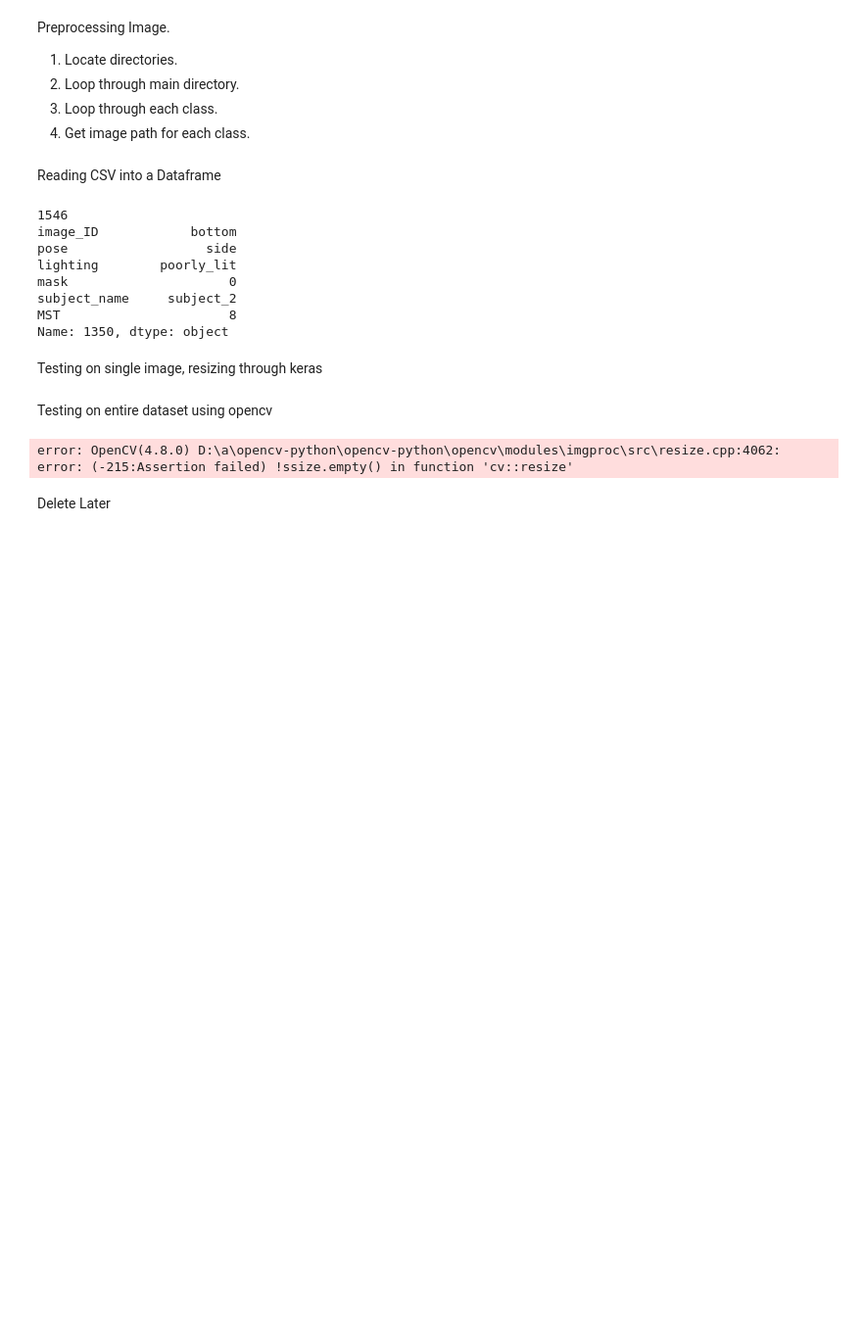
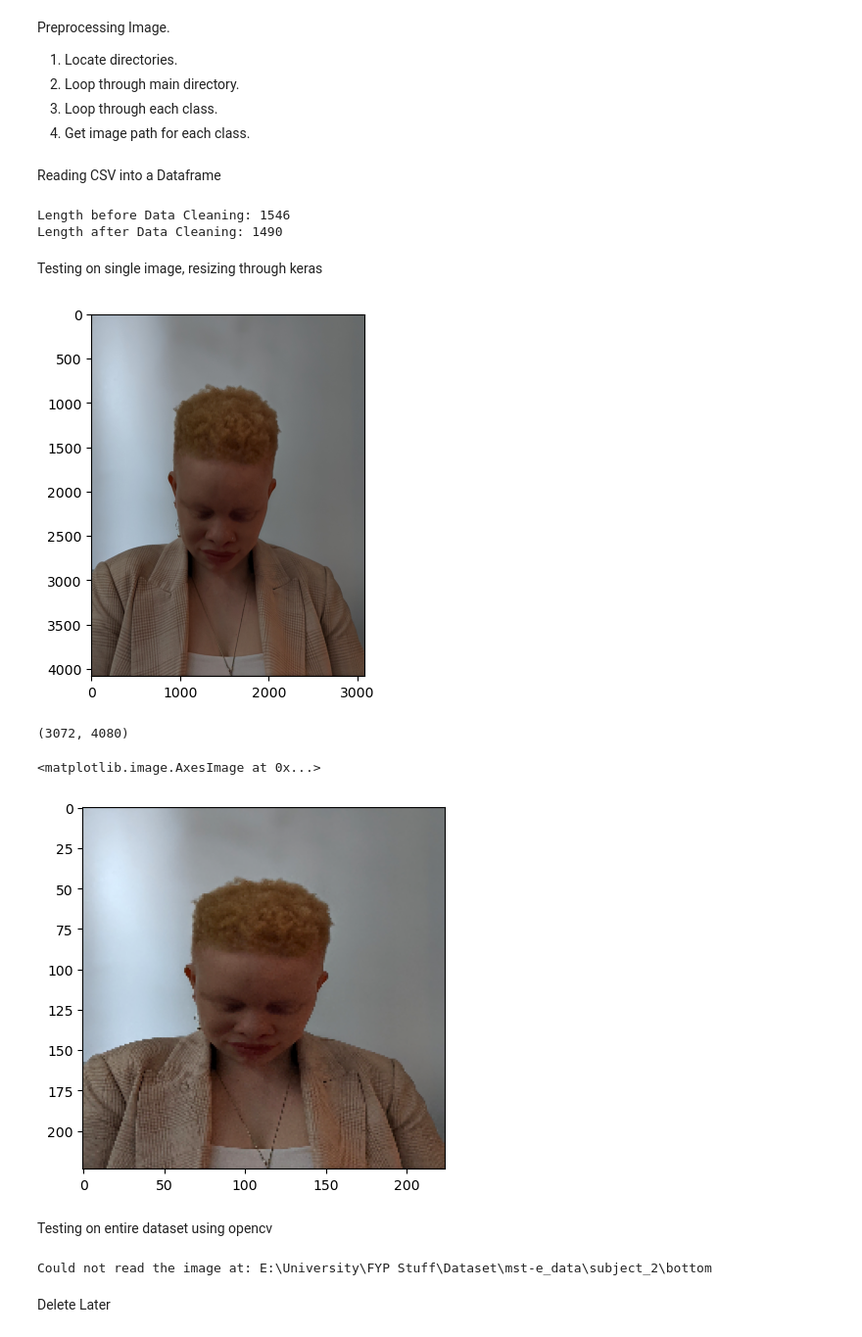
Before and after one commit to Danial-Ahmad10/BEE12C-Multiracial_Skin_Tone_Recognition-Danial, a Jupyter notebook: Preprocessing.ipynb, the cells around one changed output. Shown: that part at 98% size. Saved outputs shown, nothing was run; the diff lists cells and outputs as text; code cells hidden in the pictures; blank space fills up the shorter version.

Commit message:
Resizing Images and saving into new folder

```diff
--- a/Preprocessing.ipynb
+++ b/Preprocessing.ipynb
@@ -14,48 +15,48 @@ import tensorflow as tf
 # %% [markdown]
 Reading CSV into a Dataframe
 # %%
+csv_path = 'E:\\University\\FYP Stuff\\Dataset\\mst-e_data\\mst-e_image_details.csv'
+df = pd.read_csv(csv_path)
+#Length Before data cleaning
+print(f'Length before Data Cleaning: {len(df)}')
 
-csv_path = 'D:\\NUST\\SEM 7\\Computer Vision\\Project\\mst-e_data\\mst-e_data\\mst-e_image_details.csv'
-df = pd.read_csv(csv_path)
-print(len(df))
 # Removing mp4 and dngs
 df = df[~df["image_ID"].str.endswith((".mp4", ".dng"))]
-print(df.iloc[1319])
+
+#Length After data cleaning
+print(f'Length after Data Cleaning: {len(df)}')
 # %% [output]
-1546
-image_ID            bottom
-pose                  side
-lighting        poorly_lit
-mask                     0
-subject_name     subject_2
-MST                      8
-Name: 1350, dtype: object
+Length before Data Cleaning: 1546
+Length after Data Cleaning: 1490
 # %% [markdown]
 Testing on single image, resizing through keras
 # %%
-image_path = df['image_ID'] # Assuming 'image_path' is the column name for image paths
-folder_name = df['subject_name']  # Assuming 'folder_name' is the column name for folder names
-label = df['MST']  # Assuming 'label' is the column name for labels
-main_dir = 'D:\\NUST\\SEM 7\\Computer Vision\\Project\\mst-e_data\\mst-e_data'
+image_path = df['image_ID'] # 'image_ID' is the column name for image paths
+folder_name = df['subject_name']  #  'subject_name' is the column name for folder names
+label = df['MST']  # 'MST' is the column name for labels
+main_dir = 'E:\\University\\FYP Stuff\\Dataset\\mst-e_data'
 full_image_path = os.path.join(main_dir,folder_name.iloc[0], image_path.iloc[0])
-
-
 
 # Read the image using PIL or OpenCV
 # image = cv2.imread(full_image_path)
 # image = cv2.cvtColor(image,cv2.COLOR_BGR2RGB)
 
 img = tf.keras.utils.load_img(full_image_path)
 plt.imshow(img)
 plt.show()
 print(img.size)
 
 image_array = tf.keras.preprocessing.image.img_to_array(img) #Image to array
-new_img = tf.image.resize(image_array, (256, 256)) #Resizing to Array
+new_img = tf.image.resize(image_array, (224, 224)) #Resizing to Array
 resized_img = tf.keras.preprocessing.image.array_to_img(new_img) #Resized array back to image
 plt.imshow(resized_img)
 
 # plt.imshow(image)
+# %% [output]
+[figure, added]
+(3072, 4080)
+<matplotlib.image.AxesImage at 0x...>
+[figure, added]
 # %% [markdown]
 Testing on entire dataset using opencv
 # %%
@@ -69,6 +70,7 @@ def resize_and_save(input_folder, output_folder, df, target_size=(224, 224)):
     # Create output folder if it doesn't exist
     os.makedirs(output_folder, exist_ok=True)
 
+    #Showing Progress bar
     for _, row in tqdm(df.iterrows(), total=len(df), desc="Processing Images"):
         # Extract information from CSV
         folder_name = row['subject_name']
@@ -79,6 +81,12 @@ def resize_and_save(input_folder, output_folder, df, target_size=(224, 224)):
         input_path = os.path.join(input_folder, folder_name, image_name)
         output_path = os.path.join(output_folder, f"{label}_{image_name}")
 
+        #Check if image is loaded correctly
+        img = cv2.imread(input_path)
+        if img is None:
+            print(f"Could not read the image at: {input_path}")
+            continue  # Move to the next iteration or handle the issue accordingly
+
         # Read and resize the image
         img = cv2.imread(input_path)
         img = cv2.resize(img, target_size)
@@ -88,14 +96,14 @@ def resize_and_save(input_folder, output_folder, df, target_size=(224, 224)):
 
 if __name__ == "__main__":
     # Set paths
-    input_folder = "D:\\NUST\\SEM 7\\Computer Vision\\Project\\mst-e_data\\mst-e_data"  # Change this to the path of your dataset
-    output_folder = "D:\\NUST\\SEM 7\\Computer Vision\\Project\\mst-e_data\\mst_resized"   # Change this to the desired output path
-    csv_path = "D:\\NUST\\SEM 7\\Computer Vision\\Project\\mst-e_data\\mst-e_data\\mst-e_image_details.csv"  # Change this to the path of your CSV file
+    input_folder = "E:\\University\\FYP Stuff\\Dataset\\mst-e_data"  # path of your dataset
+    output_folder = "E:\\University\\FYP Stuff\\Dataset\\mst-e_data\\mst_resized"   # desired output path
+    csv_path = "E:\\University\\FYP Stuff\\Dataset\\mst-e_data\\mst-e_image_details.csv"  # path of your CSV file
 
     # Resize and save images
     resize_and_save(input_folder, output_folder, df)
 # %% [output]
-error: OpenCV(4.8.0) D:\a\opencv-python\opencv-python\opencv\modules\imgproc\src\resize.cpp:4062: error: (-215:Assertion failed) !ssize.empty() in function 'cv::resize'
+Could not read the image at: E:\University\FYP Stuff\Dataset\mst-e_data\subject_2\bottom
 # %% [markdown]
 Delete Later
 # %% [markdown]
```
Also changed, not shown: parts of 2 cells of this notebook.
